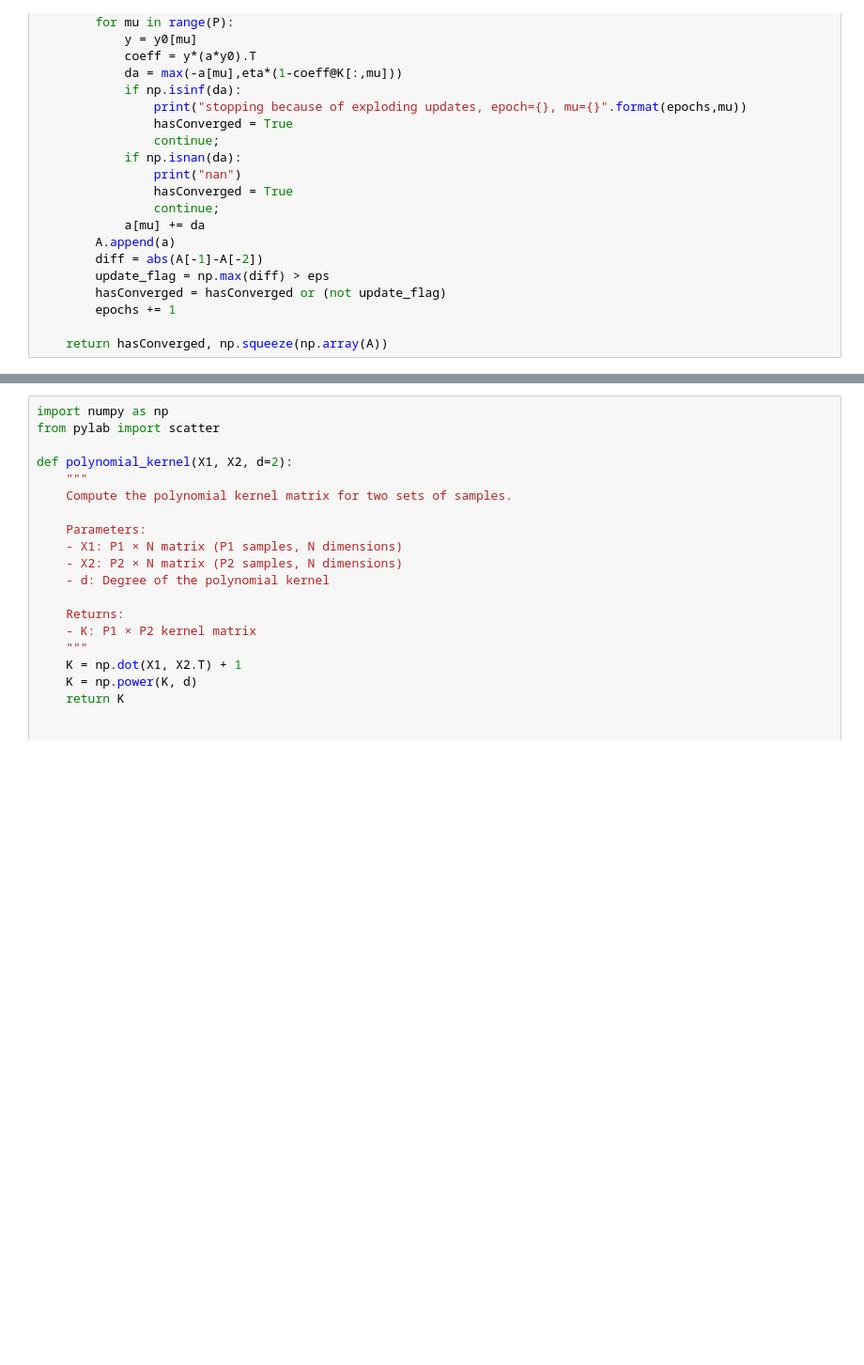
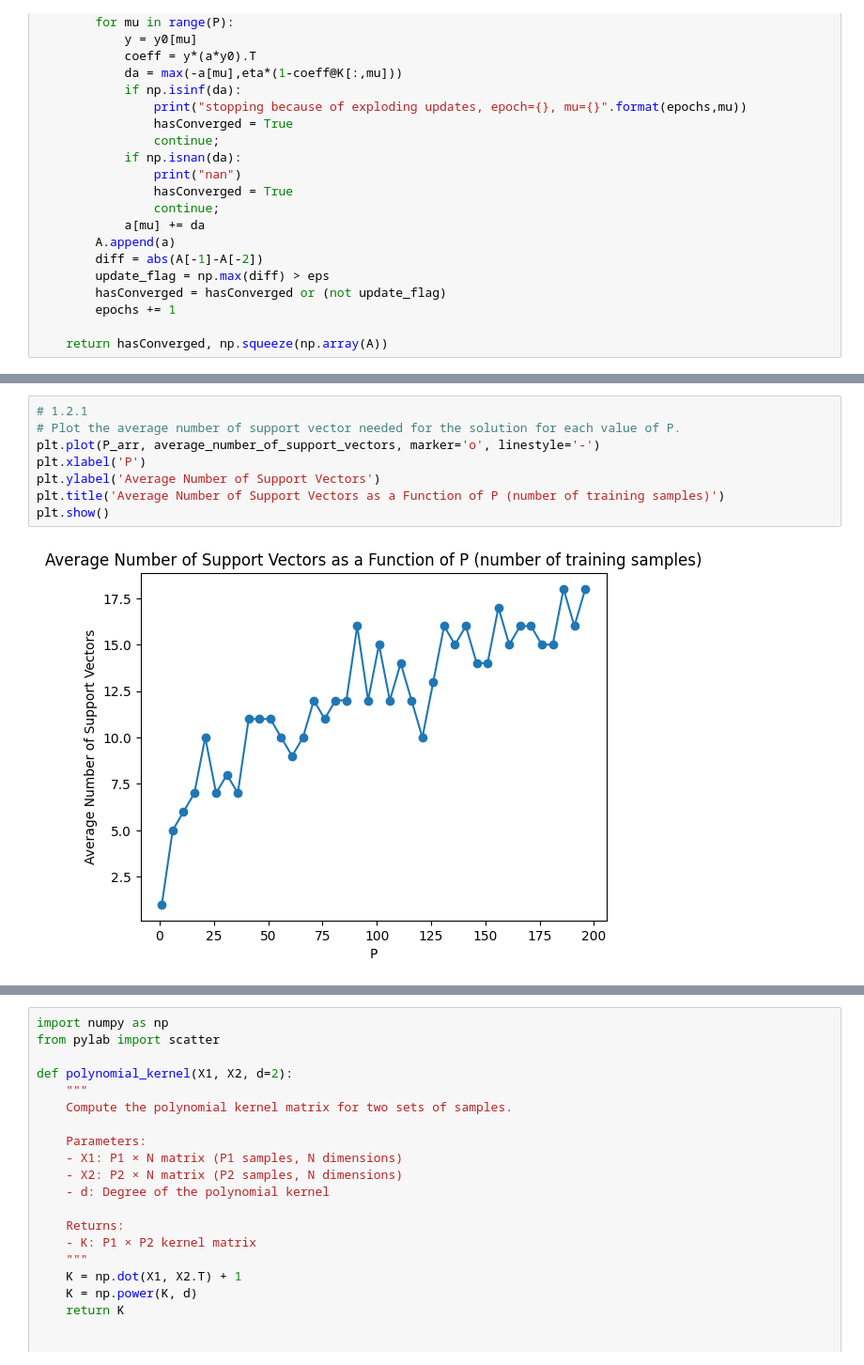
Before and after one commit to Hadartalisr/NeuralLearning, a Jupyter notebook: Ex2/Ex2_progress.ipynb, the cells around one changed output, grey strips where cells are left out. Shown at 94% size. Cells and saved outputs as stored; diff of their text form; blank space fills up the shorter version.

```diff
--- a/Ex2/Ex2_progress.ipynb
+++ b/Ex2/Ex2_progress.ipynb
@@ -192,4 +198,14 @@ for index, P in enumerate(P_arr):
     adatron_generalization_performance[index] = adatron_performance / n
     adatron_average_cosine_distance[index] = adatron_cosine_distance / n
     perceptron_average_cosine_distance[index] = perceptron_cosine_distance / n
+# %%
+# 1.2.1
+# Plot the average number of support vector needed for the solution for each value of P.
+plt.plot(P_arr, average_number_of_support_vectors, marker='o', linestyle='-')
+plt.xlabel('P')
+plt.ylabel('Average Number of Support Vectors')
+plt.title('Average Number of Support Vectors as a Function of P (number of training samples)')
+plt.show()
+# %% [output]
+[figure, added]
 # %%
```
Also changed, not shown: parts of 22 cells of this notebook, 2 other files.
